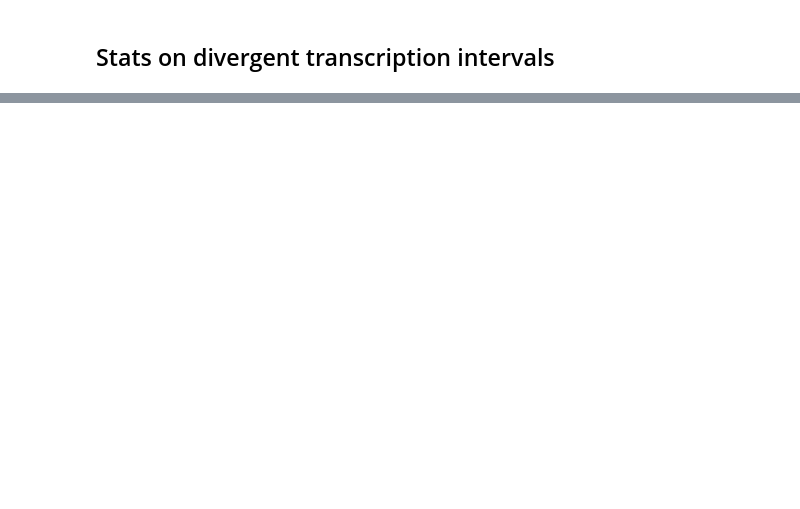
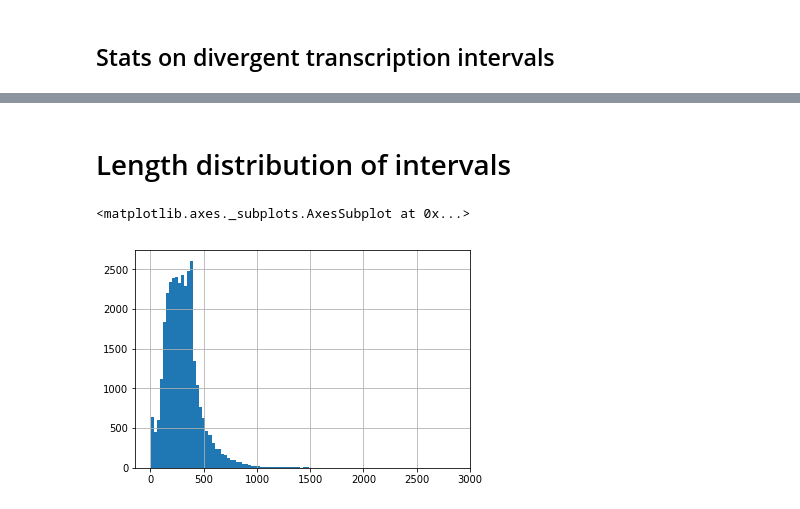
Before and after one commit to khourhin/divtrans, a Jupyter notebook: code/divergent_transcription_identification.ipynb, the cells around one changed output, grey strips where cells are left out. Cells and saved outputs as stored; diff of their text form; code cells hidden in the pictures; blank space fills up the shorter version.

```diff
--- a/code/divergent_transcription_identification.ipynb
+++ b/code/divergent_transcription_identification.ipynb
@@ -186,0 +359,7 @@ True
+# %% [markdown]
+# Length distribution of intervals
+# %%
+pd.Series(slidebase_enh.get_length_distribution()).hist(bins=100)
+# %% [output]
+<matplotlib.axes._subplots.AxesSubplot at 0x...>
+[figure, added]
```
Also changed, not shown: parts of 63 cells of this notebook, 2 other files.
